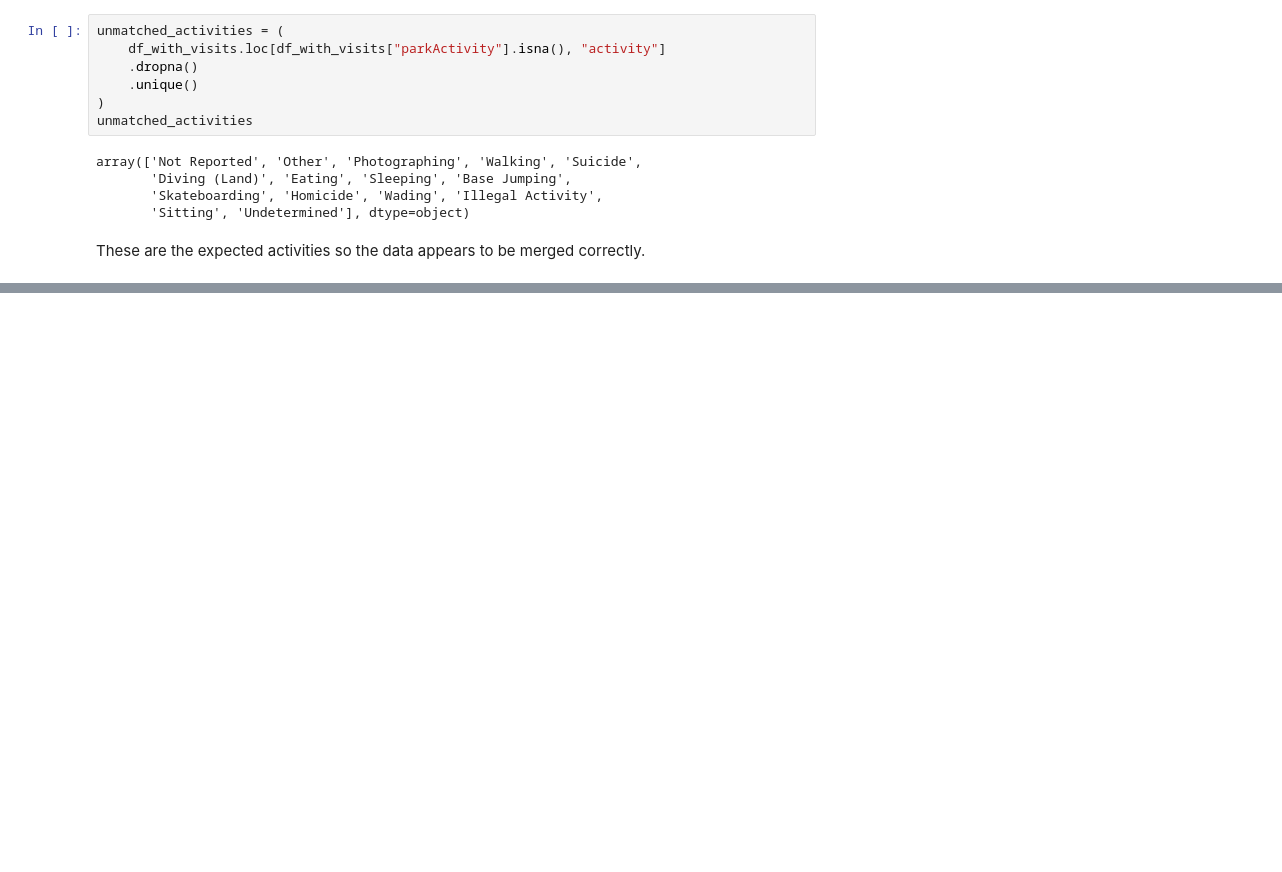
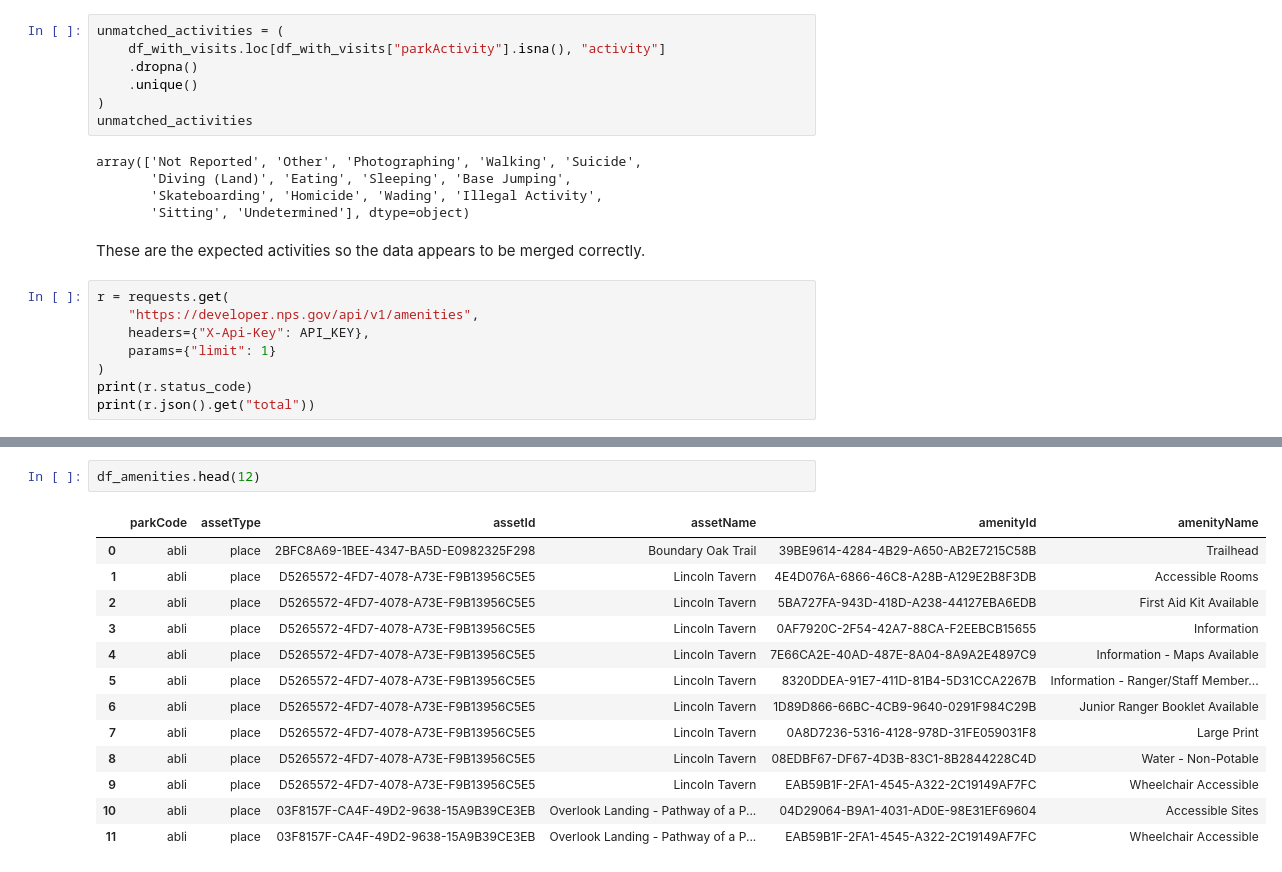
Before and after one commit to jeccalong/NPS_mini_project, a Jupyter notebook: Notebooks/NPS_mini_project.ipynb, the cells around one changed output, grey strips where cells are left out. Saved outputs shown, nothing was run; the diff lists cells and outputs as text; blank space fills up the shorter version.

Commit message:
Obtained and validated amenities data

```diff
--- a/Notebooks/NPS_mini_project.ipynb
+++ b/Notebooks/NPS_mini_project.ipynb
@@ -3005,3 +3005,11 @@ array(['Not Reported', 'Other', 'Photographing', 'Walking', 'Suicide',
        'Sitting', 'Undetermined'], dtype=object)
 # %% [markdown]
 These are the expected activities so the data appears to be merged correctly.
+# %%
+r = requests.get(
+    "https://developer.nps.gov/api/v1/amenities",
+    headers={"X-Api-Key": API_KEY},
+    params={"limit": 1}
+)
+print(r.status_code)
+print(r.json().get("total"))
@@ -3007,0 +3163,16 @@ These are the expected activities so the data appears to be merged correctly.
+# %%
+df_amenities.head(12)
+# %% [output]
+|  | parkCode | assetType | assetId | assetName | amenityId | amenityName |
+| 0 | abli | place | 2BFC8A69-1BEE-4347-BA5D-E0982325F298 | Boundary Oak Trail | 39BE9614-4284-4B29-A650-AB2E7215C58B | Trailhead |
+| 1 | abli | place | D5265572-4FD7-4078-A73E-F9B13956C5E5 | Lincoln Tavern | 4E4D076A-6866-46C8-A28B-A129E2B8F3DB | Accessible Rooms |
+| 2 | abli | place | D5265572-4FD7-4078-A73E-F9B13956C5E5 | Lincoln Tavern | 5BA727FA-943D-418D-A238-44127EBA6EDB | First Aid Kit Available |
+| 3 | abli | place | D5265572-4FD7-4078-A73E-F9B13956C5E5 | Lincoln Tavern | 0AF7920C-2F54-42A7-88CA-F2EEBCB15655 | Information |
+| 4 | abli | place | D5265572-4FD7-4078-A73E-F9B13956C5E5 | Lincoln Tavern | 7E66CA2E-40AD-487E-8A04-8A9A2E4897C9 | Information - Maps Available |
+| 5 | abli | place | D5265572-4FD7-4078-A73E-F9B13956C5E5 | Lincoln Tavern | 8320DDEA-91E7-411D-81B4-5D31CCA2267B | Information - Ranger/Staff Member... |
+| 6 | abli | place | D5265572-4FD7-4078-A73E-F9B13956C5E5 | Lincoln Tavern | 1D89D866-66BC-4CB9-9640-0291F984C29B | Junior Ranger Booklet Available |
+| 7 | abli | place | D5265572-4FD7-4078-A73E-F9B13956C5E5 | Lincoln Tavern | 0A8D7236-5316-4128-978D-31FE059031F8 | Large Print |
+| 8 | abli | place | D5265572-4FD7-4078-A73E-F9B13956C5E5 | Lincoln Tavern | 08EDBF67-DF67-4D3B-83C1-8B2844228C4D | Water - Non-Potable |
+| 9 | abli | place | D5265572-4FD7-4078-A73E-F9B13956C5E5 | Lincoln Tavern | EAB59B1F-2FA1-4545-A322-2C19149AF7FC | Wheelchair Accessible |
+| 10 | abli | place | 03F8157F-CA4F-49D2-9638-15A9B39CE3EB | Overlook Landing - Pathway of a P... | 04D29064-B9A1-4031-AD0E-98E31EF69604 | Accessible Sites |
+| 11 | abli | place | 03F8157F-CA4F-49D2-9638-15A9B39CE3EB | Overlook Landing - Pathway of a P... | EAB59B1F-2FA1-4545-A322-2C19149AF7FC | Wheelchair Accessible |
```
Also changed, not shown: parts of 6 cells of this notebook, 1 other file.
